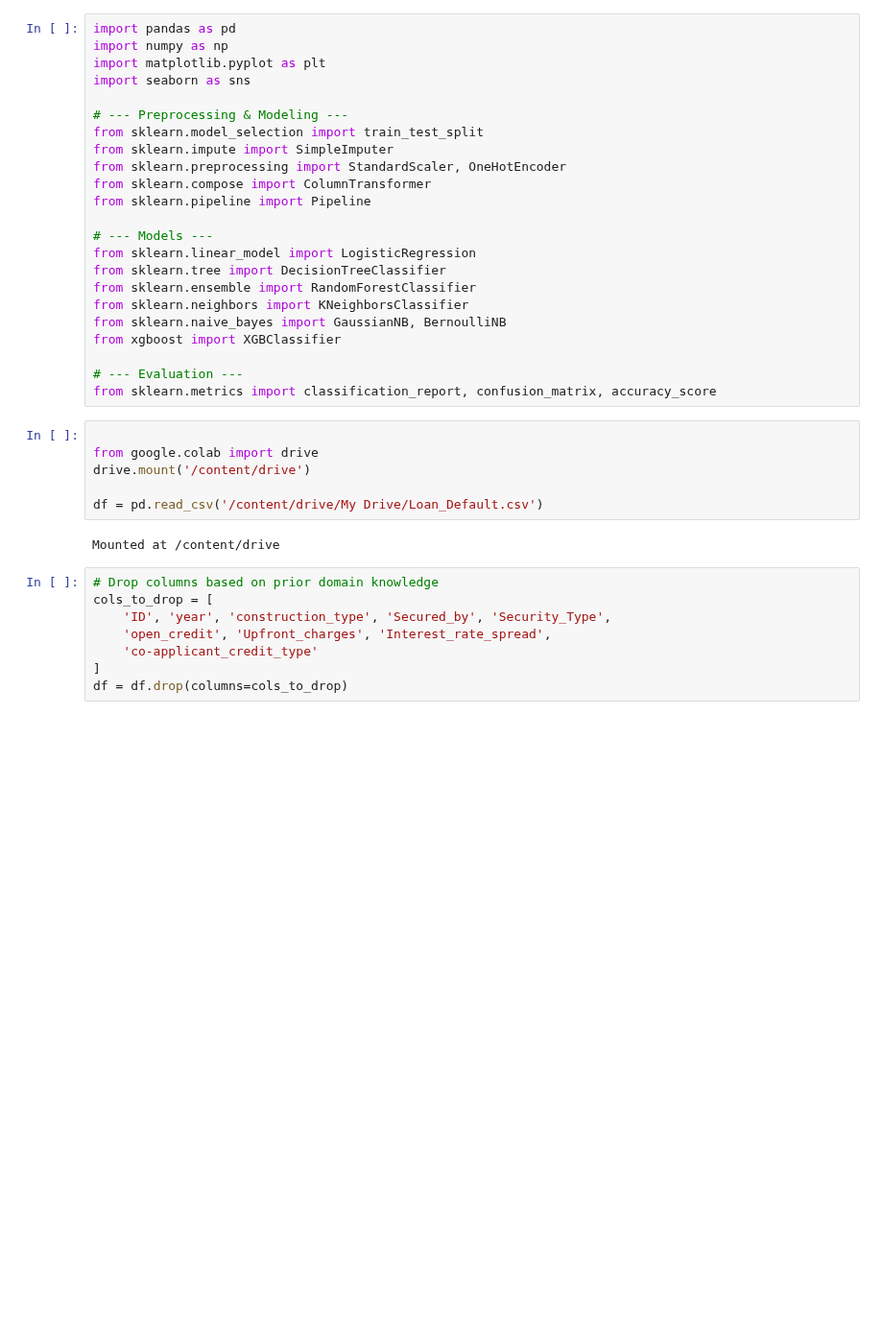
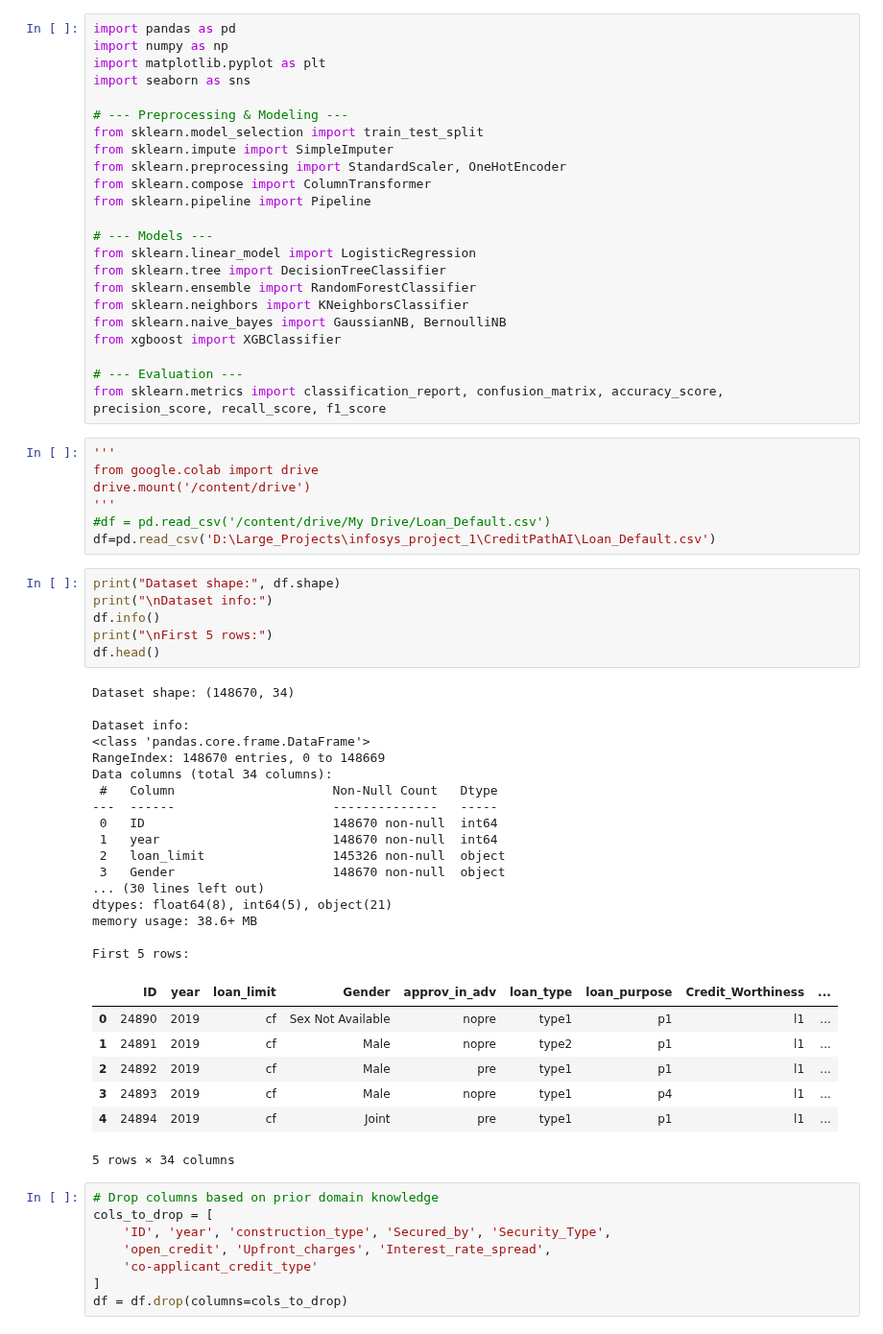
Before and after one commit to springboardmentor891v/CreditPathAI, a Jupyter notebook: notebooks/pre_processing__methods_2_updated.ipynb, the cells around one changed output. Shown at 96% size. Cells and saved outputs as stored; diff of their text form; blank space fills up the shorter version.

```diff
--- a/notebooks/pre_processing__methods_2_updated.ipynb
+++ b/notebooks/pre_processing__methods_2_updated.ipynb
@@ -22,15 +22,45 @@ from sklearn.naive_bayes import GaussianNB, BernoulliNB
 from xgboost import XGBClassifier
 
 # --- Evaluation ---
-from sklearn.metrics import classification_report, confusion_matrix, accuracy_score
+from sklearn.metrics import classification_report, confusion_matrix, accuracy_score, precision_score, recall_score, f1_score
 # %%
-
+'''
 from google.colab import drive
 drive.mount('/content/drive')
-
-df = pd.read_csv('/content/drive/My Drive/Loan_Default.csv')
+'''
+#df = pd.read_csv('/content/drive/My Drive/Loan_Default.csv')
+df=pd.read_csv('D:\Large_Projects\infosys_project_1\CreditPathAI\Loan_Default.csv')
-# %% [output]
-Mounted at /content/drive
+# %%
+print("Dataset shape:", df.shape)
+print("\nDataset info:")
+df.info()
+print("\nFirst 5 rows:")
+df.head()
+# %% [output]
+Dataset shape: (148670, 34)
+
+Dataset info:
+<class 'pandas.core.frame.DataFrame'>
+RangeIndex: 148670 entries, 0 to 148669
+Data columns (total 34 columns):
+ #   Column                     Non-Null Count   Dtype
+---  ------                     --------------   -----
+ 0   ID                         148670 non-null  int64
+ 1   year                       148670 non-null  int64
+ 2   loan_limit                 145326 non-null  object
+ 3   Gender                     148670 non-null  object
+... (30 lines left out)
+dtypes: float64(8), int64(5), object(21)
+memory usage: 38.6+ MB
+
+First 5 rows:
+|  | ID | year | loan_limit | Gender | approv_in_adv | loan_type | loan_purpose | Credit_Worthiness | ... |
+| 0 | 24890 | 2019 | cf | Sex Not Available | nopre | type1 | p1 | l1 | ... |
+| 1 | 24891 | 2019 | cf | Male | nopre | type2 | p1 | l1 | ... |
+| 2 | 24892 | 2019 | cf | Male | pre | type1 | p1 | l1 | ... |
+| 3 | 24893 | 2019 | cf | Male | nopre | type1 | p4 | l1 | ... |
+| 4 | 24894 | 2019 | cf | Joint | pre | type1 | p1 | l1 | ... |
+5 rows × 34 columns
 # %%
 # Drop columns based on prior domain knowledge
 cols_to_drop = [
```
Also changed, not shown: parts of 3 cells of this notebook, 4 other files.
